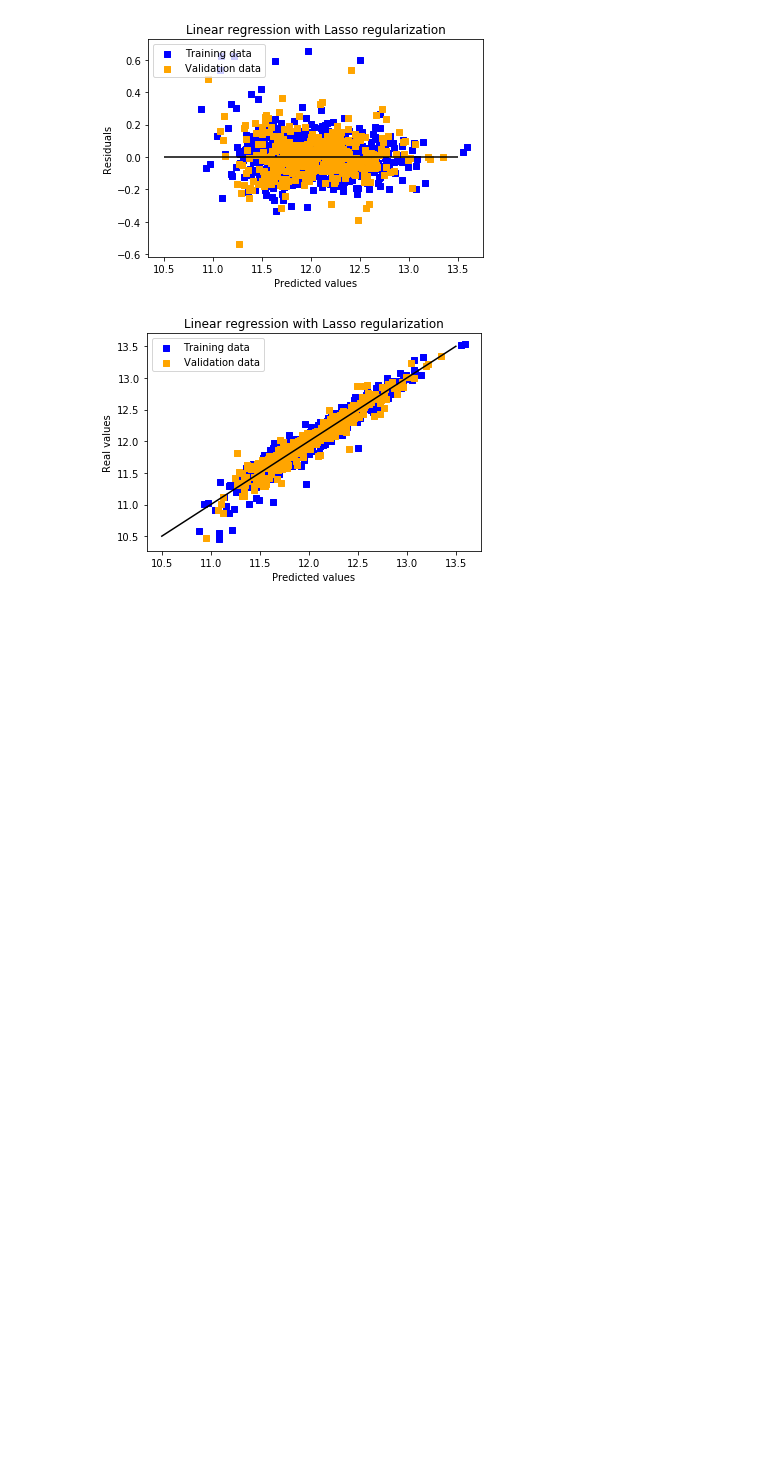
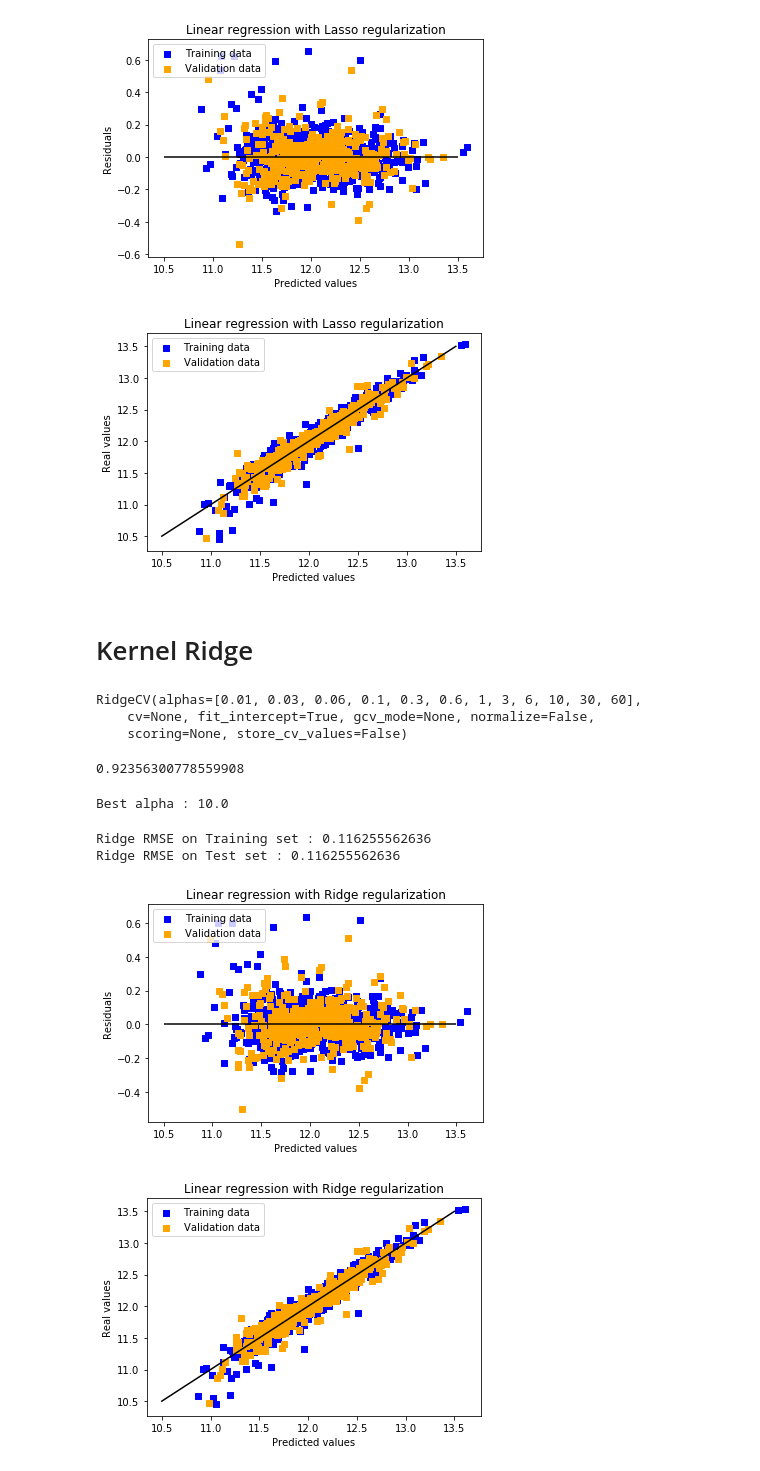
Before and after one commit to Andrew-Carl/House-Prices-Advanced-Regression-Techniques, a Jupyter notebook: Regression Models.ipynb, the cells around one changed output. Drawn from its saved outputs; the diff is of its cells as text; code cells hidden in the pictures; blank space fills up the shorter version.

Commit message:
Ridge regression

```diff
--- a/Regression Models.ipynb
+++ b/Regression Models.ipynb
@@ -233,3 +233,51 @@ Lasso RMSE on Training set : 0.117189831199
 Lasso RMSE on Test set : 0.117189831199
 [figure]
 [figure]
+# %% [markdown]
+# Kernel Ridge
+# %%
+rr = RidgeCV(alphas = [0.01, 0.03, 0.06, 0.1, 0.3, 0.6, 1, 3, 6, 10, 30, 60])
+rr.fit(X_train, y_train)
+# %% [output]
+RidgeCV(alphas=[0.01, 0.03, 0.06, 0.1, 0.3, 0.6, 1, 3, 6, 10, 30, 60],
+    cv=None, fit_intercept=True, gcv_mode=None, normalize=False,
+    scoring=None, store_cv_values=False)
+# %%
+rr.score(X_test, y_test)
+# %% [output]
+0.92356300778559908
+# %%
+alpha = rr.alpha_
+print("Best alpha :", alpha)
+# %% [output]
+Best alpha : 10.0
+# %%
+print("Ridge RMSE on Training set :", rmse_cv_train(rr).mean())
+print("Ridge RMSE on Test set :", rmse_cv_test(rr).mean())
+y_train_rid = rr.predict(X_train)
+y_test_rid = rr.predict(X_test)
+
+# Plot residuals
+plt.scatter(y_train_rid, y_train_rid - y_train, c = "blue", marker = "s", label = "Training data")
+plt.scatter(y_test_rid, y_test_rid - y_test, c = "orange", marker = "s", label = "Validation data")
+plt.title("Linear regression with Ridge regularization")
+plt.xlabel("Predicted values")
+plt.ylabel("Residuals")
+plt.legend(loc = "upper left")
+plt.hlines(y = 0, xmin = 10.5, xmax = 13.5, color = "black")
+plt.show()
+
+# Plot predictions
+plt.scatter(y_train_rid, y_train, c = "blue", marker = "s", label = "Training data")
+plt.scatter(y_test_rid, y_test, c = "orange", marker = "s", label = "Validation data")
+plt.title("Linear regression with Ridge regularization")
+plt.xlabel("Predicted values")
+plt.ylabel("Real values")
+plt.legend(loc = "upper left")
+plt.plot([10.5, 13.5], [10.5, 13.5], c = "black")
+plt.show()
+# %% [output]
+Ridge RMSE on Training set : 0.116255562636
+Ridge RMSE on Test set : 0.116255562636
+[figure, added]
+[figure, added]
```
